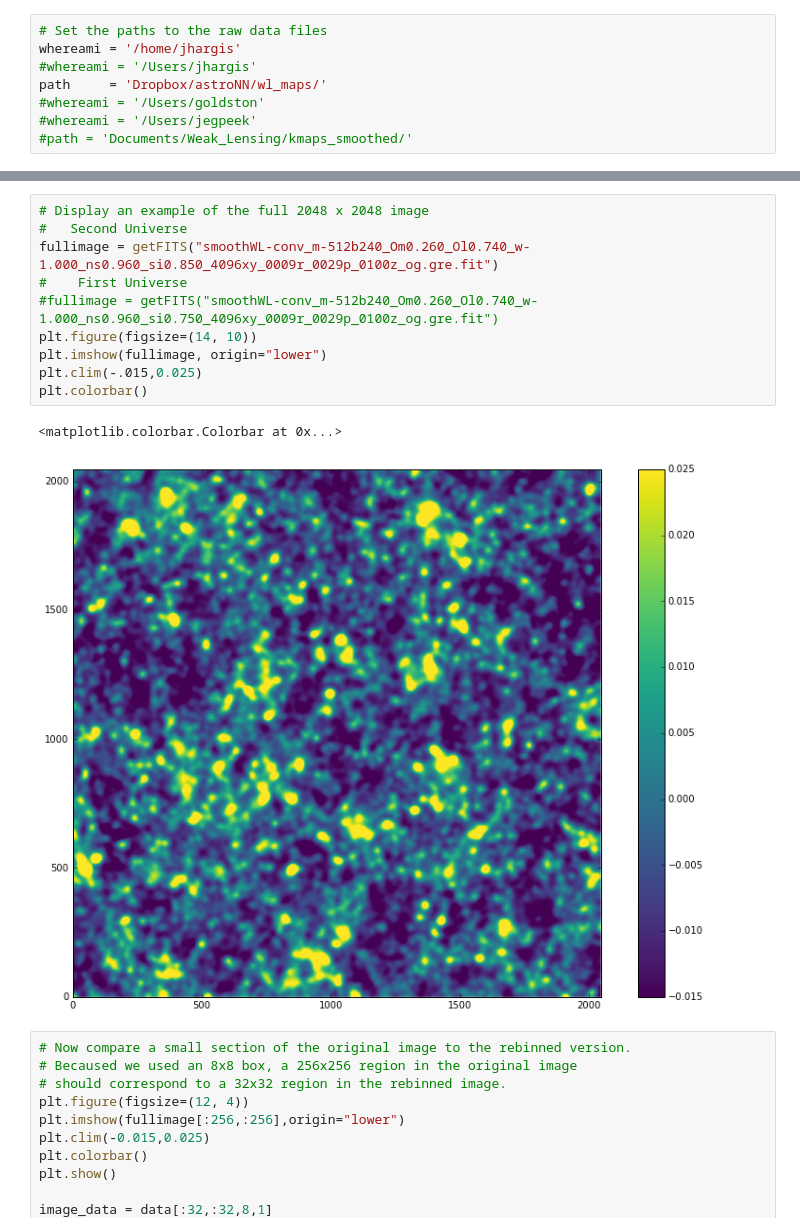
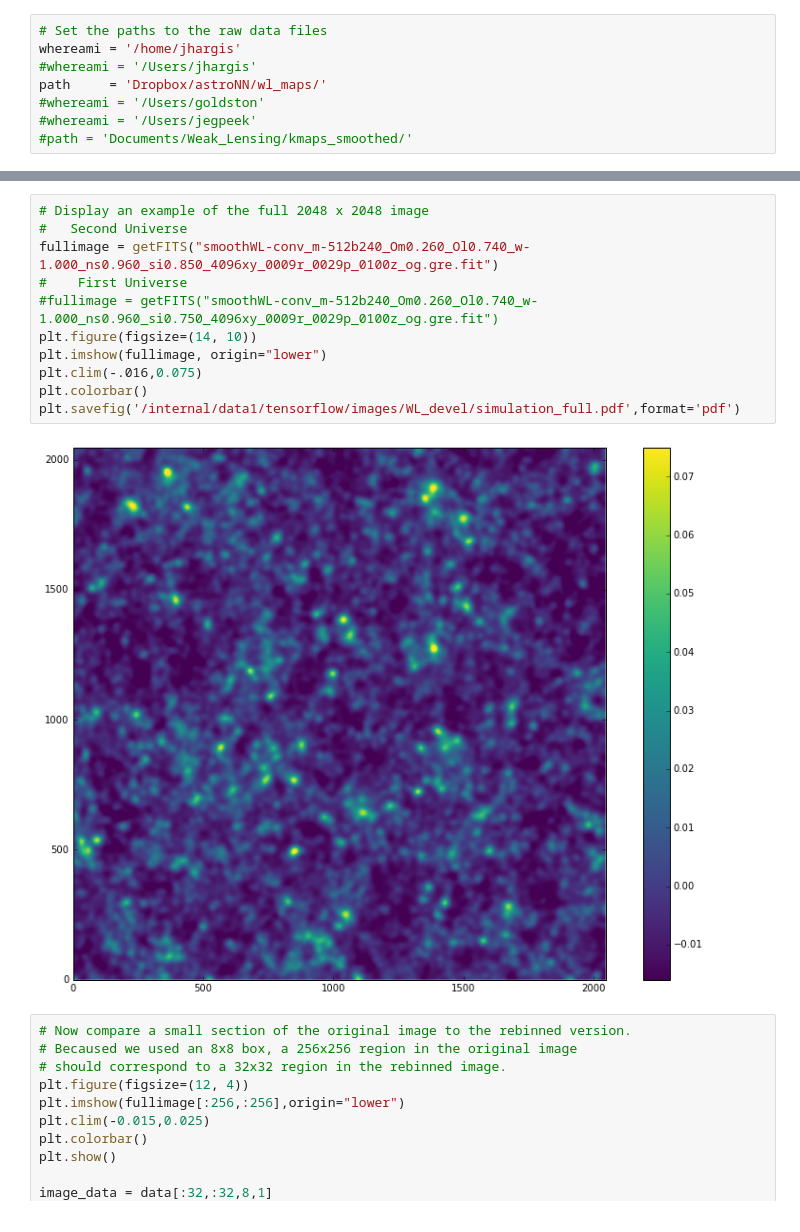
Before and after one commit to jrhastro/astroNN, a Jupyter notebook: conv_WL_devel.ipynb, the cells around one changed output, grey strips where cells are left out. Saved outputs shown, nothing was run; the diff lists cells and outputs as text.

```diff
--- a/conv_WL_devel.ipynb
+++ b/conv_WL_devel.ipynb
@@ -251,16 +251,16 @@ Labels     : ['750', '850']
 # %%
 # Display an example of the full 2048 x 2048 image
 #   Second Universe
 fullimage = getFITS("smoothWL-conv_m-512b240_Om0.260_Ol0.740_w-1.000_ns0.960_si0.850_4096xy_0009r_0029p_0100z_og.gre.fit")
 #    First Universe
 #fullimage = getFITS("smoothWL-conv_m-512b240_Om0.260_Ol0.740_w-1.000_ns0.960_si0.750_4096xy_0009r_0029p_0100z_og.gre.fit")
 plt.figure(figsize=(14, 10))
 plt.imshow(fullimage, origin="lower")
-plt.clim(-.015,0.025)
+plt.clim(-.016,0.075)
 plt.colorbar()
+plt.savefig('/internal/data1/tensorflow/images/WL_devel/simulation_full.pdf',format='pdf')
 # %% [output]
-<matplotlib.colorbar.Colorbar at 0x...>
-[figure, old version]
+[figure, new version]
 # %%
 # Now compare a small section of the original image to the rebinned version.
 # Becaused we used an 8x8 box, a 256x256 region in the original image
```
Also changed, not shown: parts of 2 cells of this notebook, 9 other files.
